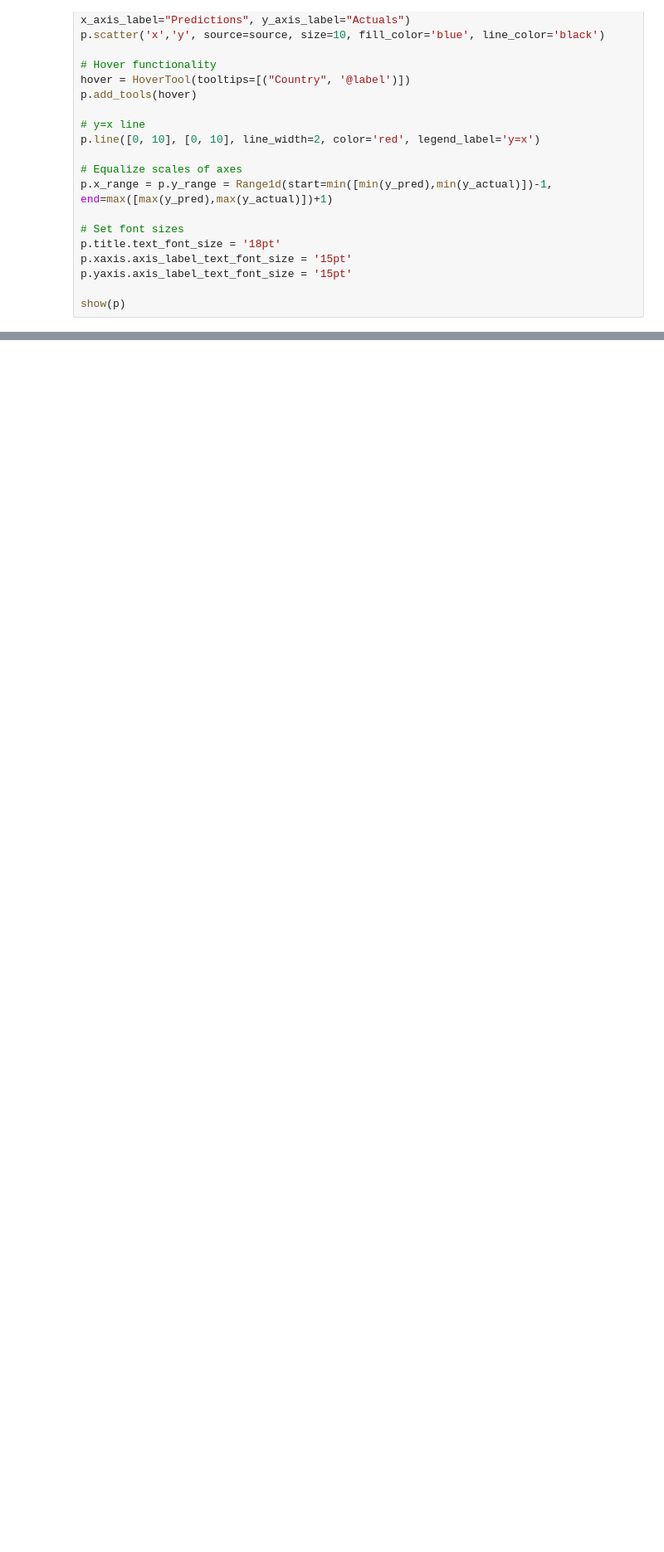
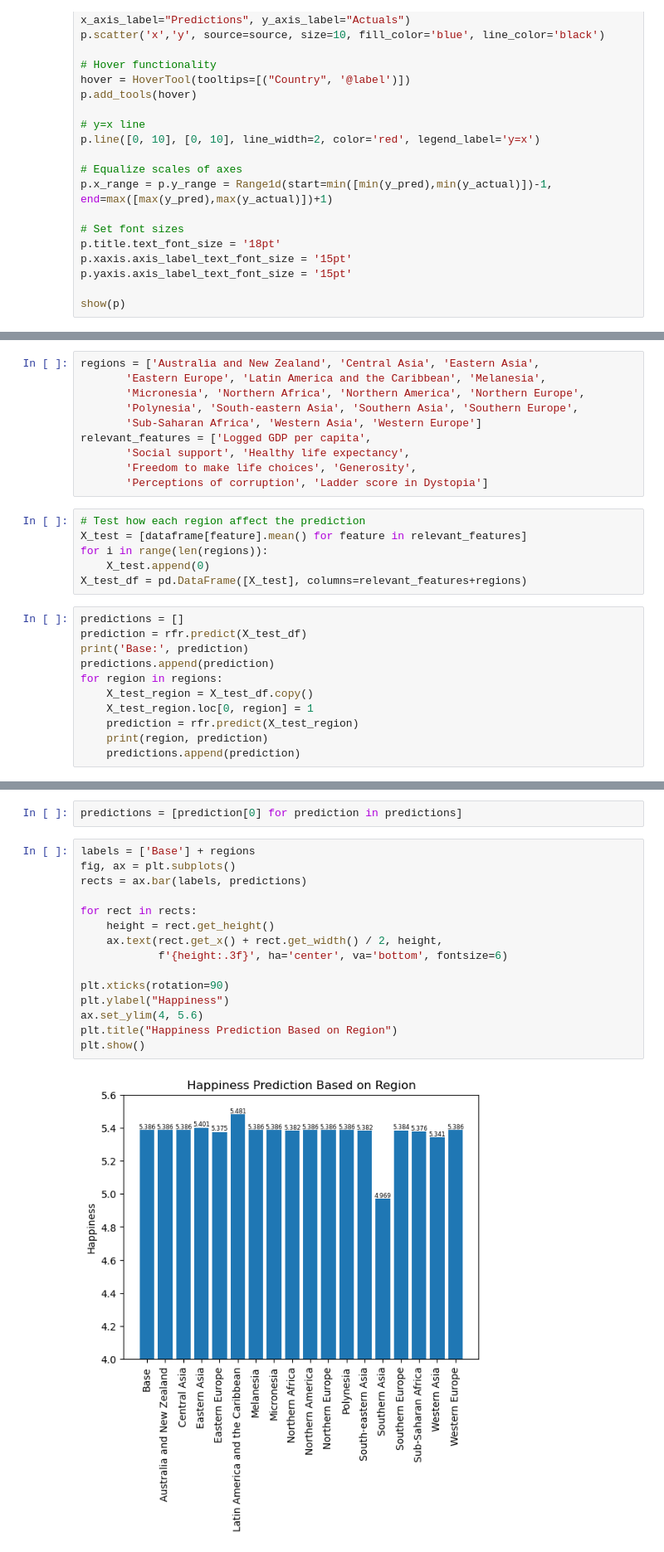
Before and after one commit to yilongsong/economy-happiness, a Jupyter notebook: analyzer.ipynb, the cells around one changed output, grey strips where cells are left out. Shown at 83% size. Cells and saved outputs as stored; diff of their text form; blank space fills up the shorter version.

```diff
--- a/analyzer.ipynb
+++ b/analyzer.ipynb
@@ -389,0 +539,27 @@ show(p)
+# %%
+regions = ['Australia and New Zealand', 'Central Asia', 'Eastern Asia',
+       'Eastern Europe', 'Latin America and the Caribbean', 'Melanesia',
+       'Micronesia', 'Northern Africa', 'Northern America', 'Northern Europe',
+       'Polynesia', 'South-eastern Asia', 'Southern Asia', 'Southern Europe',
+       'Sub-Saharan Africa', 'Western Asia', 'Western Europe']
+relevant_features = ['Logged GDP per capita',
+       'Social support', 'Healthy life expectancy',
+       'Freedom to make life choices', 'Generosity',
+       'Perceptions of corruption', 'Ladder score in Dystopia']
+# %%
+# Test how each region affect the prediction
+X_test = [dataframe[feature].mean() for feature in relevant_features]
+for i in range(len(regions)):
+    X_test.append(0)
+X_test_df = pd.DataFrame([X_test], columns=relevant_features+regions)
+# %%
+predictions = []
+prediction = rfr.predict(X_test_df)
+print('Base:', prediction)
+predictions.append(prediction)
+for region in regions:
+    X_test_region = X_test_df.copy()
+    X_test_region.loc[0, region] = 1
+    prediction = rfr.predict(X_test_region)
+    print(region, prediction)
+    predictions.append(prediction)
@@ -389,0 +585,19 @@ show(p)
+# %%
+predictions = [prediction[0] for prediction in predictions]
+# %%
+labels = ['Base'] + regions
+fig, ax = plt.subplots()
+rects = ax.bar(labels, predictions)
+
+for rect in rects:
+    height = rect.get_height()
+    ax.text(rect.get_x() + rect.get_width() / 2, height,
+            f'{height:.3f}', ha='center', va='bottom', fontsize=6)
+
+plt.xticks(rotation=90)
+plt.ylabel("Happiness")
+ax.set_ylim(4, 5.6)
+plt.title("Happiness Prediction Based on Region")
+plt.show()
+# %% [output]
+[figure, added]
```
Also changed, not shown: parts of 34 cells of this notebook, 11 other files.
